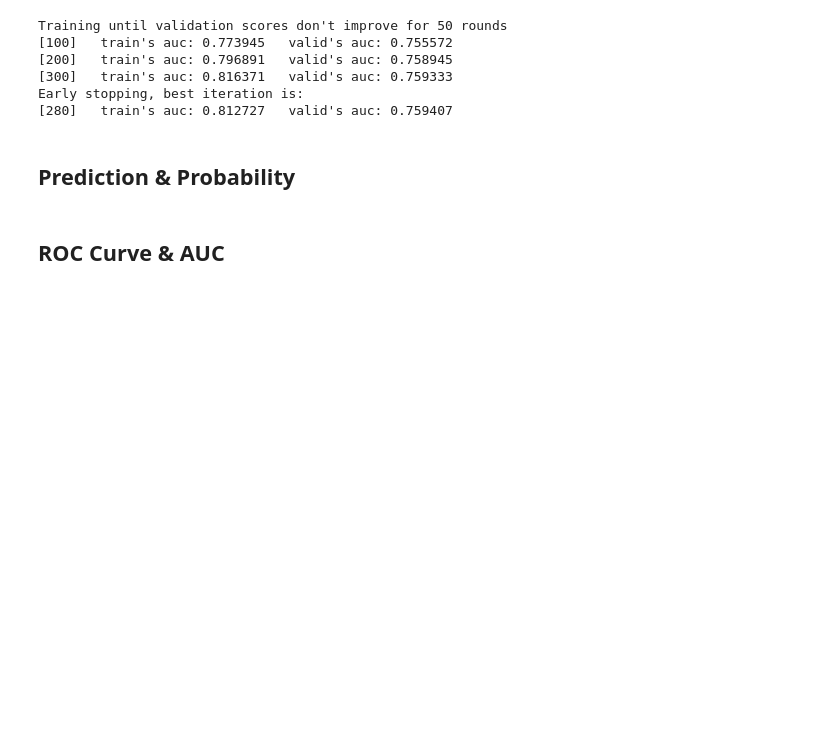
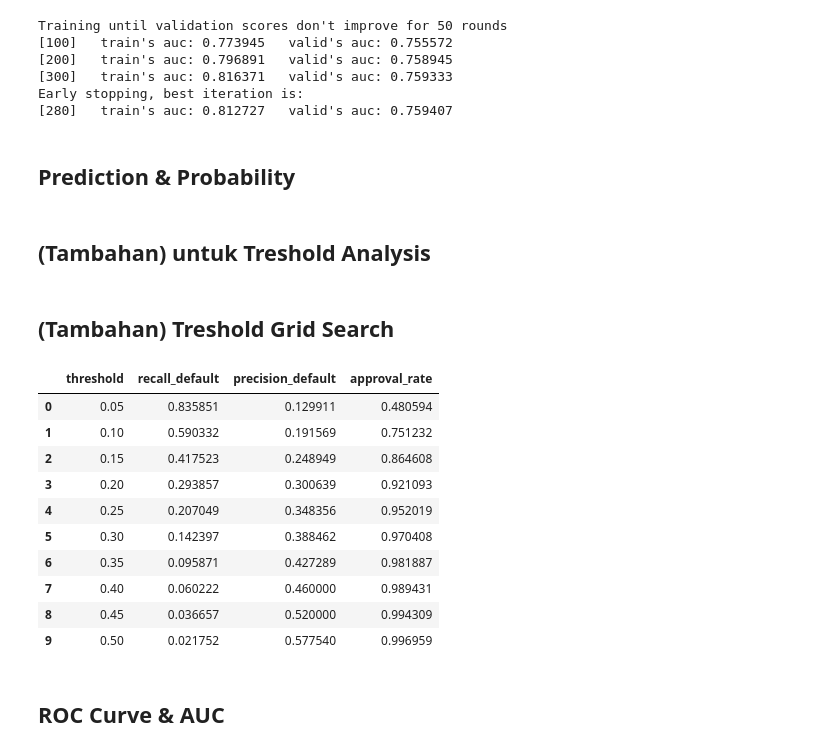
Before and after one commit to ookapratama/ML-Experiments, a Jupyter notebook: home_credit_default_risk/notebooks/03_modelling/03_04_lightgbm.ipynb, the cells around one changed output. Cells and saved outputs as stored; diff of their text form; code cells hidden in the pictures; blank space fills up the shorter version.

```diff
--- a/home_credit_default_risk/notebooks/03_modelling/03_04_lightgbm.ipynb
+++ b/home_credit_default_risk/notebooks/03_modelling/03_04_lightgbm.ipynb
@@ -146,3 +165,5 @@ Early stopping, best iteration is:
 # %%
 y_proba = lgb_model.predict(X_test)
 y_pred = (y_proba >= 0.5).astype(int)
+# %% [markdown]
+## (Tambahan) untuk Treshold Analysis
@@ -149,3 +175,28 @@ y_pred = (y_proba >= 0.5).astype(int)
+# %% [markdown]
+## (Tambahan) Treshold Grid Search
+# %%
+thresholds = np.arange(0.05, 0.55, 0.05)
+
+results = []
+
+for t in thresholds:
+    results.append(evaluate_threshold(y_test, y_proba, t))
+
+threshold_df = pd.DataFrame(results)
+
+threshold_df
+# %% [output]
+|  | threshold | recall_default | precision_default | approval_rate |
+| 0 | 0.05 | 0.835851 | 0.129911 | 0.480594 |
+| 1 | 0.10 | 0.590332 | 0.191569 | 0.751232 |
+| 2 | 0.15 | 0.417523 | 0.248949 | 0.864608 |
+| 3 | 0.20 | 0.293857 | 0.300639 | 0.921093 |
+| 4 | 0.25 | 0.207049 | 0.348356 | 0.952019 |
+| 5 | 0.30 | 0.142397 | 0.388462 | 0.970408 |
+| 6 | 0.35 | 0.095871 | 0.427289 | 0.981887 |
+| 7 | 0.40 | 0.060222 | 0.460000 | 0.989431 |
+| 8 | 0.45 | 0.036657 | 0.520000 | 0.994309 |
+| 9 | 0.50 | 0.021752 | 0.577540 | 0.996959 |
 # %% [markdown]
 ## ROC Curve & AUC
 # %%
```
Also changed, not shown: parts of 12 cells of this notebook.
